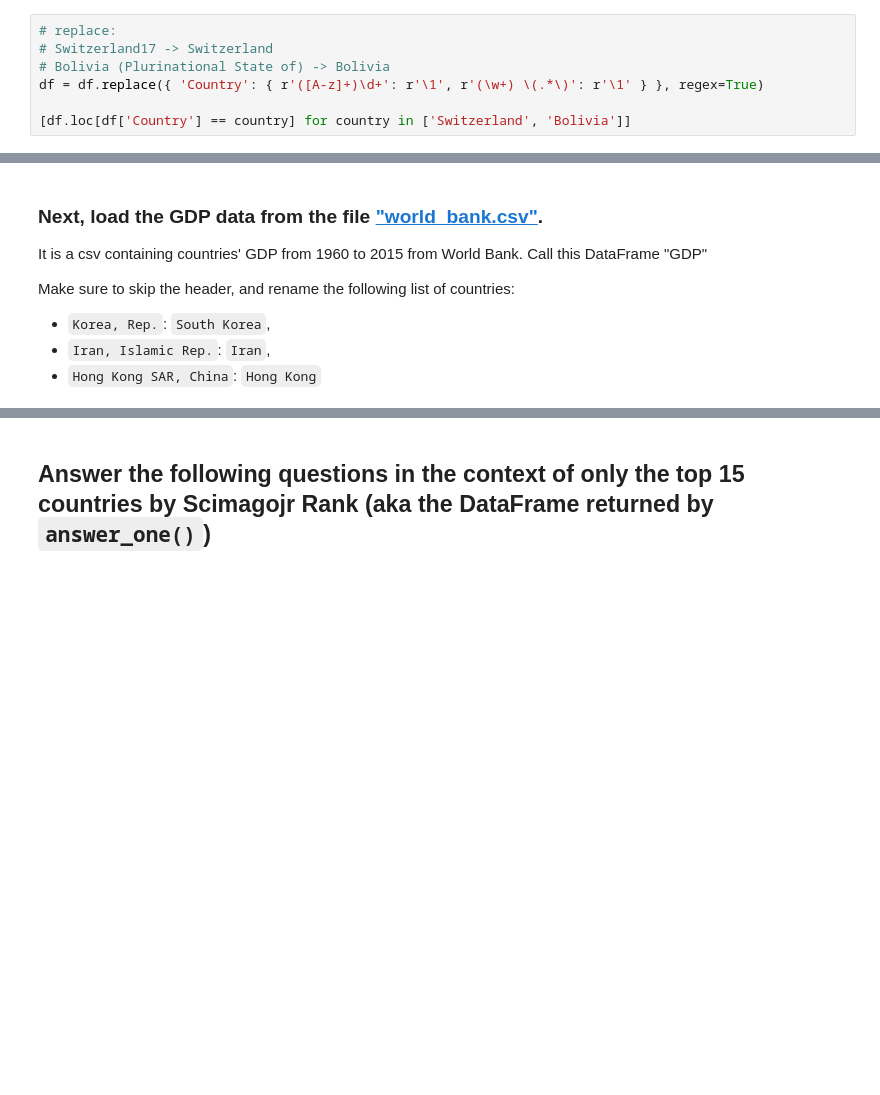
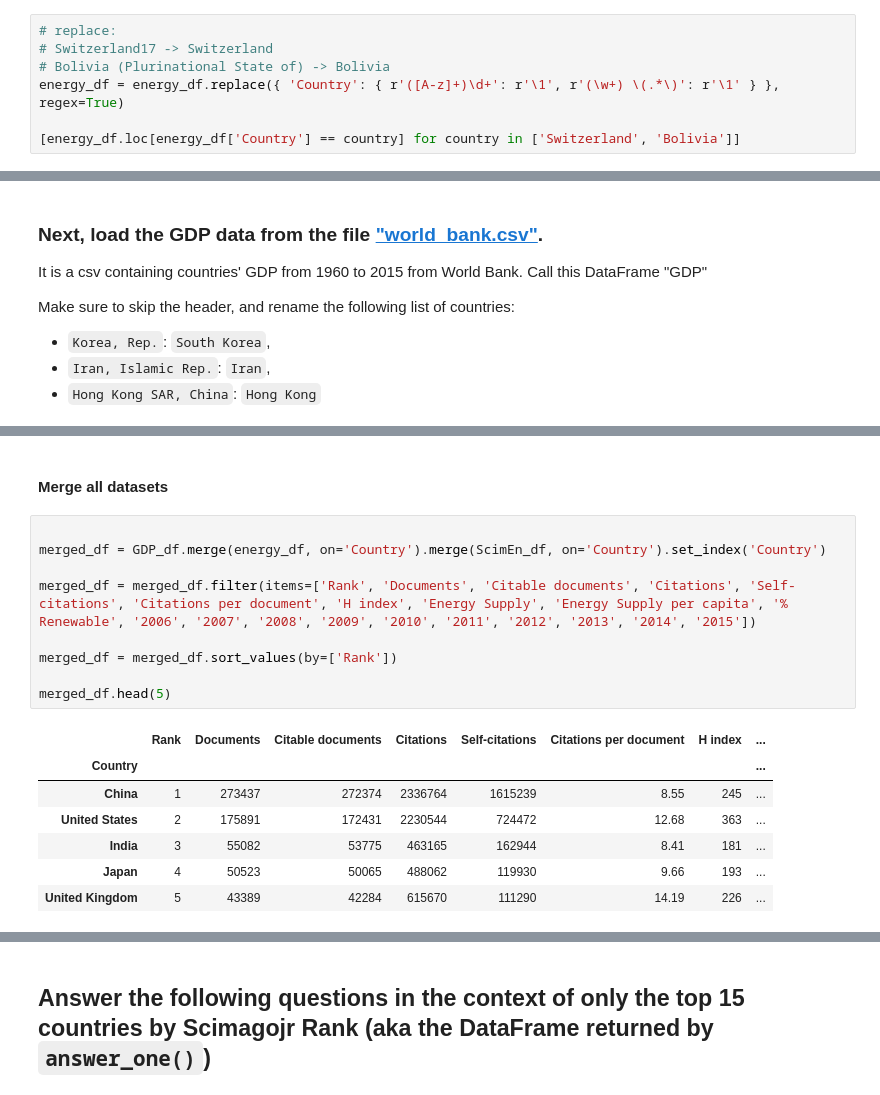
Before and after one commit to MykolaHavrylov/DS_kemp, a Jupyter notebook: lesson_3_pandas/lesson_3_hometask_pandas .ipynb, the cells around one changed output, grey strips where cells are left out. Cells and saved outputs as stored; diff of their text form; blank space fills up the shorter version.

```diff
--- a/lesson_3_pandas/lesson_3_hometask_pandas .ipynb
+++ b/lesson_3_pandas/lesson_3_hometask_pandas .ipynb
@@ -151,9 +151,9 @@ df = df.replace({ 'Country': {'Republic of Korea': 'South Korea',
 # replace:
 # Switzerland17 -> Switzerland
 # Bolivia (Plurinational State of) -> Bolivia
-df = df.replace({ 'Country': { r'([A-z]+)\d+': r'\1', r'(\w+) \(.*\)': r'\1' } }, regex=True)
+energy_df = energy_df.replace({ 'Country': { r'([A-z]+)\d+': r'\1', r'(\w+) \(.*\)': r'\1' } }, regex=True)
 
-[df.loc[df['Country'] == country] for country in ['Switzerland', 'Bolivia']]
+[energy_df.loc[energy_df['Country'] == country] for country in ['Switzerland', 'Bolivia']]
 # %% [output]
 [         Country  Energy Supply  Energy Supply per capita  % Renewable
  198  Switzerland   1.113000e+09                     136.0     57.74548,
@@ -207,0 +225,19 @@ df_sci
+# %% [markdown]
+#### Merge all datasets
+# %%
+
+merged_df = GDP_df.merge(energy_df, on='Country').merge(ScimEn_df, on='Country').set_index('Country')
+
+merged_df = merged_df.filter(items=['Rank', 'Documents', 'Citable documents', 'Citations', 'Self-citations', 'Citations per document', 'H index', 'Energy Supply', 'Energy Supply per capita', '% Renewable', '2006', '2007', '2008', '2009', '2010', '2011', '2012', '2013', '2014', '2015'])
+
+merged_df = merged_df.sort_values(by=['Rank'])
+
+merged_df.head(5)
+# %% [output]
+|  | Rank | Documents | Citable documents | Citations | Self-citations | Citations per document | H index | ... |
+| Country |  |  |  |  |  |  |  | ... |
+| China | 1 | 273437 | 272374 | 2336764 | 1615239 | 8.55 | 245 | ... |
+| United States | 2 | 175891 | 172431 | 2230544 | 724472 | 12.68 | 363 | ... |
+| India | 3 | 55082 | 53775 | 463165 | 162944 | 8.41 | 181 | ... |
+| Japan | 4 | 50523 | 50065 | 488062 | 119930 | 9.66 | 193 | ... |
+| United Kingdom | 5 | 43389 | 42284 | 615670 | 111290 | 14.19 | 226 | ... |
```
Also changed, not shown: parts of 23 cells of this notebook.
